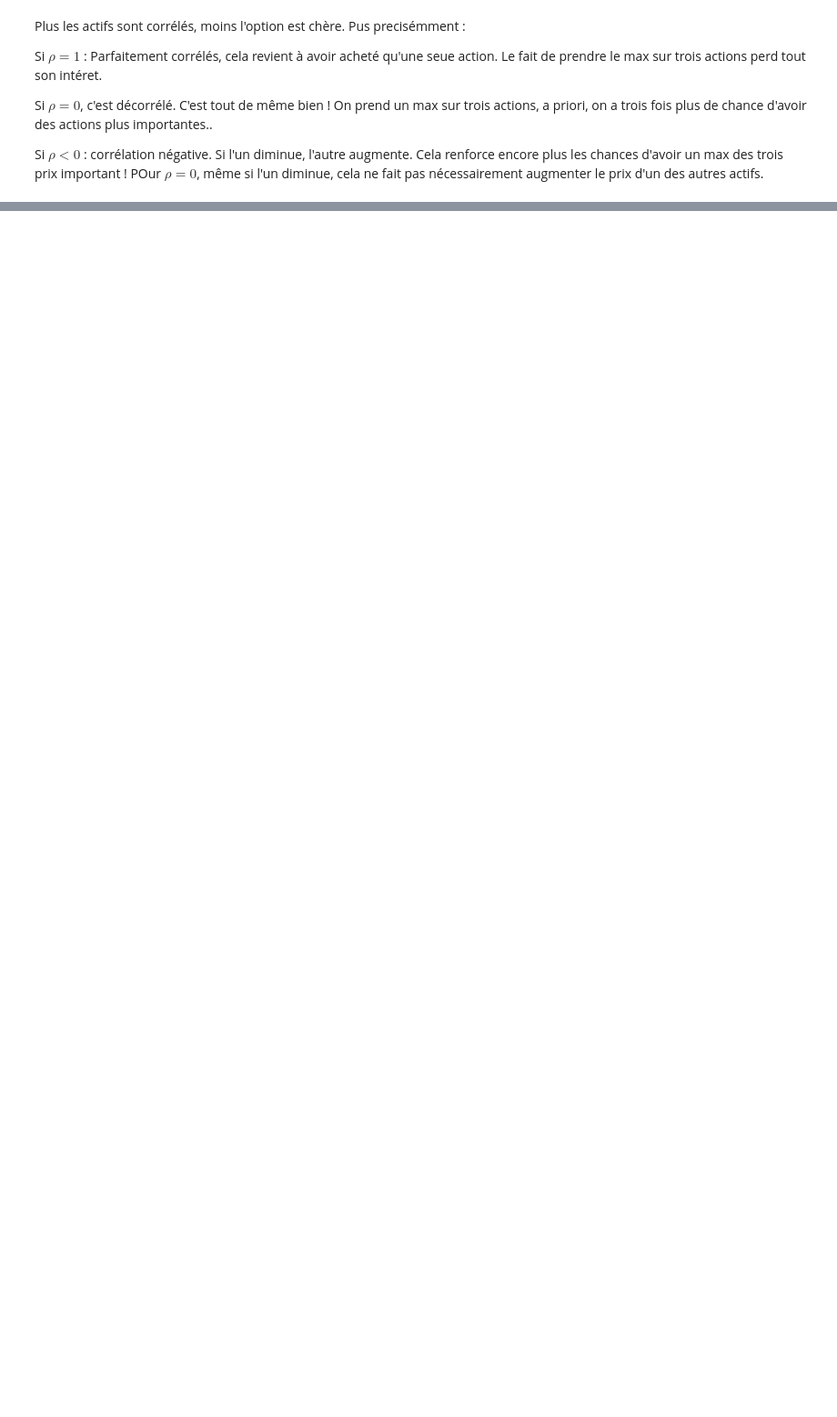
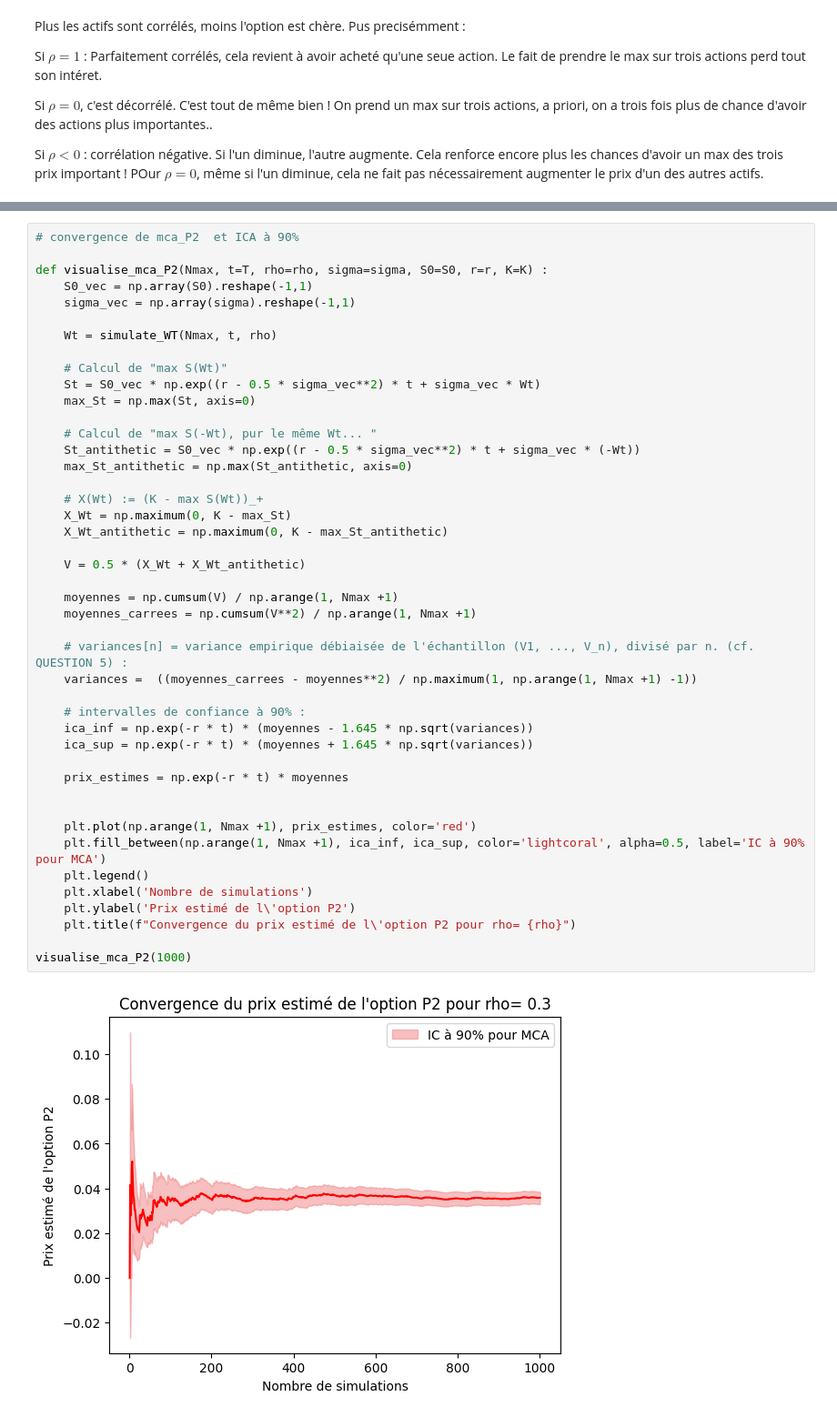
Before and after one commit to quentin-beaurez/Best-of-Options, a Jupyter notebook: Hugo_BestOf.ipynb, the cells around one changed output, grey strips where cells are left out. Shown at 91% size. Cells and saved outputs as stored; diff of their text form; blank space fills up the shorter version.

```diff
--- a/Hugo_BestOf.ipynb
+++ b/Hugo_BestOf.ipynb
@@ -306,0 +341,46 @@ Si $\rho<0$ : corrélation négative. Si l'un diminue, l'autre augmente. Cela re
+# %%
+# convergence de mca_P2  et ICA à 90%
+
+def visualise_mca_P2(Nmax, t=T, rho=rho, sigma=sigma, S0=S0, r=r, K=K) :
+    S0_vec = np.array(S0).reshape(-1,1)
+    sigma_vec = np.array(sigma).reshape(-1,1)
+
+    Wt = simulate_WT(Nmax, t, rho)
+
+    # Calcul de "max S(Wt)"
+    St = S0_vec * np.exp((r - 0.5 * sigma_vec**2) * t + sigma_vec * Wt)
+    max_St = np.max(St, axis=0)
+
+    # Calcul de "max S(-Wt), pur le même Wt... "
+    St_antithetic = S0_vec * np.exp((r - 0.5 * sigma_vec**2) * t + sigma_vec * (-Wt))
+    max_St_antithetic = np.max(St_antithetic, axis=0)
+
+    # X(Wt) := (K - max S(Wt))_+
+    X_Wt = np.maximum(0, K - max_St)
+    X_Wt_antithetic = np.maximum(0, K - max_St_antithetic)
+
+    V = 0.5 * (X_Wt + X_Wt_antithetic)
+
+    moyennes = np.cumsum(V) / np.arange(1, Nmax +1)
+    moyennes_carrees = np.cumsum(V**2) / np.arange(1, Nmax +1)
+
+    # variances[n] = variance empirique débiaisée de l'échantillon (V1, ..., V_n), divisé par n. (cf. QUESTION 5) :
+    variances =  ((moyennes_carrees - moyennes**2) / np.maximum(1, np.arange(1, Nmax +1) -1))
+
+    # intervalles de confiance à 90% :
+    ica_inf = np.exp(-r * t) * (moyennes - 1.645 * np.sqrt(variances))
+    ica_sup = np.exp(-r * t) * (moyennes + 1.645 * np.sqrt(variances))
+
+    prix_estimes = np.exp(-r * t) * moyennes
+
+
+    plt.plot(np.arange(1, Nmax +1), prix_estimes, color='red')
+    plt.fill_between(np.arange(1, Nmax +1), ica_inf, ica_sup, color='lightcoral', alpha=0.5, label='IC à 90% pour MCA')
+    plt.legend()
+    plt.xlabel('Nombre de simulations')
+    plt.ylabel('Prix estimé de l\'option P2')
+    plt.title(f"Convergence du prix estimé de l\'option P2 pour rho= {rho}")
+
+visualise_mca_P2(1000)
+# %% [output]
+[figure, added]
```
Also changed, not shown: parts of 15 cells of this notebook.
